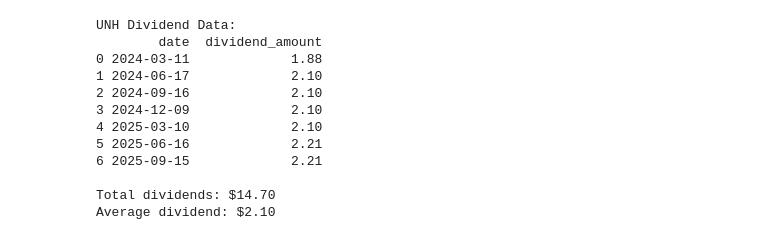
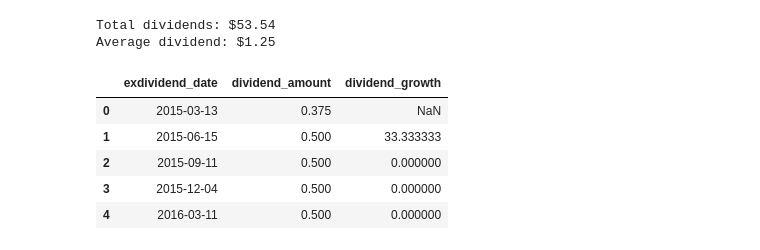
Before and after one commit to seafoodfry/quant, a Jupyter notebook: notebooks/unh-000.ipynb, the cells around one changed output. Cells and saved outputs as stored; diff of their text form; code cells hidden in the pictures.

```diff
--- a/notebooks/unh-000.ipynb
+++ b/notebooks/unh-000.ipynb
@@ -23,23 +67,19 @@ df = df.sort_values('date').reset_index(drop=True)
-# %%
-print("UNH Dividend Data:")
-print(df)
-print(f"\nTotal dividends: ${df['dividend_amount'].sum():.2f}")
-print(f"Average dividend: ${df['dividend_amount'].mean():.2f}")
-# %% [output]
-UNH Dividend Data:
-        date  dividend_amount
-0 2024-03-11             1.88
-1 2024-06-17             2.10
-2 2024-09-16             2.10
-3 2024-12-09             2.10
-4 2025-03-10             2.10
-5 2025-06-16             2.21
-6 2025-09-15             2.21
-
-Total dividends: $14.70
-Average dividend: $2.10
 # %%
 df['dividend_growth'] = df['dividend_amount'].pct_change() * 100
+# %%
+print(f"\nTotal dividends: ${df['dividend_amount'].sum():.2f}")
+print(f"Average dividend: ${df['dividend_amount'].mean():.2f}")
+
+df.head()
+# %% [output]
+Total dividends: $53.54
+Average dividend: $1.25
+|  | exdividend_date | dividend_amount | dividend_growth |
+| 0 | 2015-03-13 | 0.375 | NaN |
+| 1 | 2015-06-15 | 0.500 | 33.333333 |
+| 2 | 2015-09-11 | 0.500 | 0.000000 |
+| 3 | 2015-12-04 | 0.500 | 0.000000 |
+| 4 | 2016-03-11 | 0.500 | 0.000000 |
 # %%
 fig, ax1 = plt.subplots(figsize=(8, 5))
 
```
Also changed, not shown: parts of 3 cells of this notebook.
